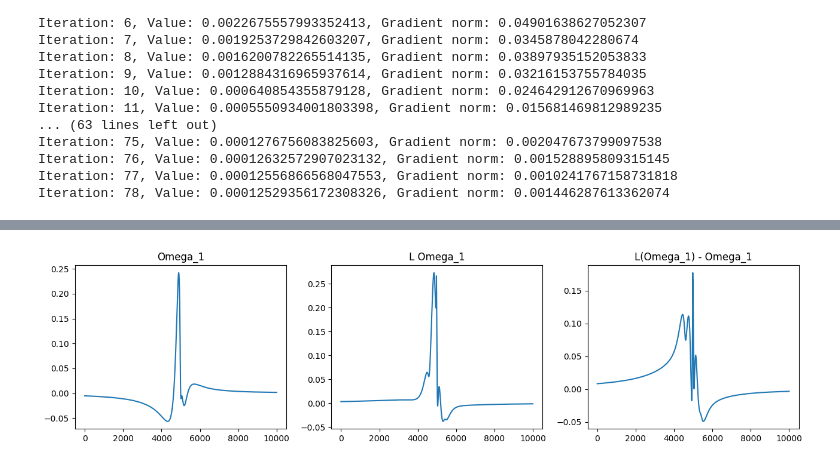
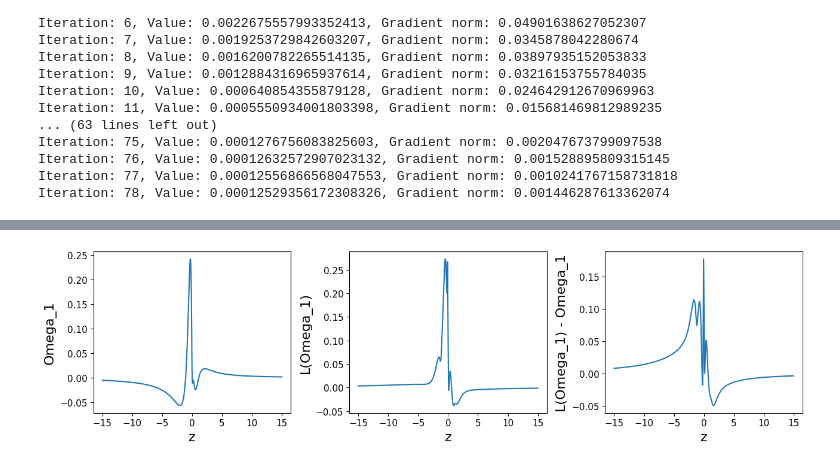
Before and after one commit to mxpoch/Unstable-Singularities, a Jupyter notebook: notepad.ipynb, the cells around one changed output, grey strips where cells are left out. Drawn from its saved outputs; the diff is of its cells as text; code cells hidden in the pictures.

```diff
--- a/notepad.ipynb
+++ b/notepad.ipynb
@@ -397,36 +397,41 @@ with open("params_3.pkl", "rb") as f:
     Ul_p = loaded_params['U_p']
     lambda_val = loaded_params['lambda']
     print(lambda_val)
-    fig = plt.figure(figsize=(12, 15))
+    fig = plt.figure(figsize=(8, 10))
 
     # --- Row 1 ---
     # Top Left: (0, 0)
     ax1 = plt.subplot2grid((3, 2), (0, 0))
     ax1.plot(z, q_DG_vmap(Om_p, key, z, lambda_val))
-    ax1.set_title("Omega")
+    ax1.set_title("Omega", fontsize=14)
+    ax1.tick_params(labelsize=11)
 
     # Top Right: (0, 1)
     ax2 = plt.subplot2grid((3, 2), (1, 0))
     ax2.plot(z, dq_dz_vmap(Om_p, key, z, lambda_val))
-    ax2.set_title("dOmega/dz")
+    ax2.set_title("dOmega/dz", fontsize=14)
+    ax2.tick_params(labelsize=11)
 
     # --- Row 2 ---
     # Middle Left: (1, 0)
     ax3 = plt.subplot2grid((3, 2), (0,1))
     ax3.plot(z, q_DG_vmap(Ul_p, key, z, lambda_val))
-    ax3.set_title("U")
+    ax3.set_title("U", fontsize=14)
+    ax3.tick_params(labelsize=11)
 
     # Middle Right: (1, 1)
     ax4 = plt.subplot2grid((3, 2), (1,1))
     ax4.plot(z, dq_dz_vmap(Ul_p, key, z, lambda_val))
-    ax4.set_title("dU/dz")
+    ax4.set_title("dU/dz", fontsize=14)
+    ax4.tick_params(labelsize=11)
 
     # --- Row 3 ---
     # Bottom Full Row: (2, 0) spanning 2 columns
     ax5 = plt.subplot2grid((3, 2), (2, 0), colspan=2)
     zs = z.reshape(z.shape[0],1)
     ax5.plot(z[150:], full_equation_loss(Om_p, Ul_p, zs[150:], lambda_val, key))
-    ax5.set_title("equation loss")
+    ax5.set_title("equation loss", fontsize=14)
+    ax5.tick_params(labelsize=11)
 
     # Adjust layout to prevent overlap
     plt.tight_layout()
@@ -531,21 +538,24 @@ plt.show()
 # %%
 eigen = Omega_e_vmap(Omega_p, key, zvals, lambda_val)
 # Assuming 'eigen' and 'vals' are your data arrays
 fig, axes = plt.subplots(1, 3, figsize=(13, 3.5))
 
 # Plot 1: omega
-axes[0].plot(eigen)
-axes[0].set_title("Omega_1")
-
+axes[0].plot(zvals, eigen)
+axes[0].set_xlabel("z", fontsize=16)
+axes[0].set_ylabel("Omega_1", fontsize=16)
+axes[0].tick_params(labelsize=11)
 # Plot 2: L Omega
-axes[1].plot(vals)
-axes[1].set_title("L Omega_1")
-
+axes[1].plot(zvals, vals)
+axes[1].set_xlabel("z", fontsize=16)
+axes[1].set_ylabel("L(Omega_1)", fontsize=16)
+axes[1].tick_params(labelsize=11)
 # Plot 3: Difference
-axes[2].plot(vals - eigen)
-axes[2].set_title("L(Omega_1) - Omega_1")
-
+axes[2].plot(zvals, vals - eigen)
+axes[2].set_xlabel("z", fontsize=16)
+axes[2].set_ylabel("L(Omega_1) - Omega_1", fontsize=16)
+axes[2].tick_params(labelsize=11)
 plt.tight_layout() # Adjusts spacing to prevent overlap
 plt.show()
 # %% [output]
-[figure, old version]
+[figure, new version]
```
Also changed, not shown: parts of 2 cells of this notebook, 2 other files.
